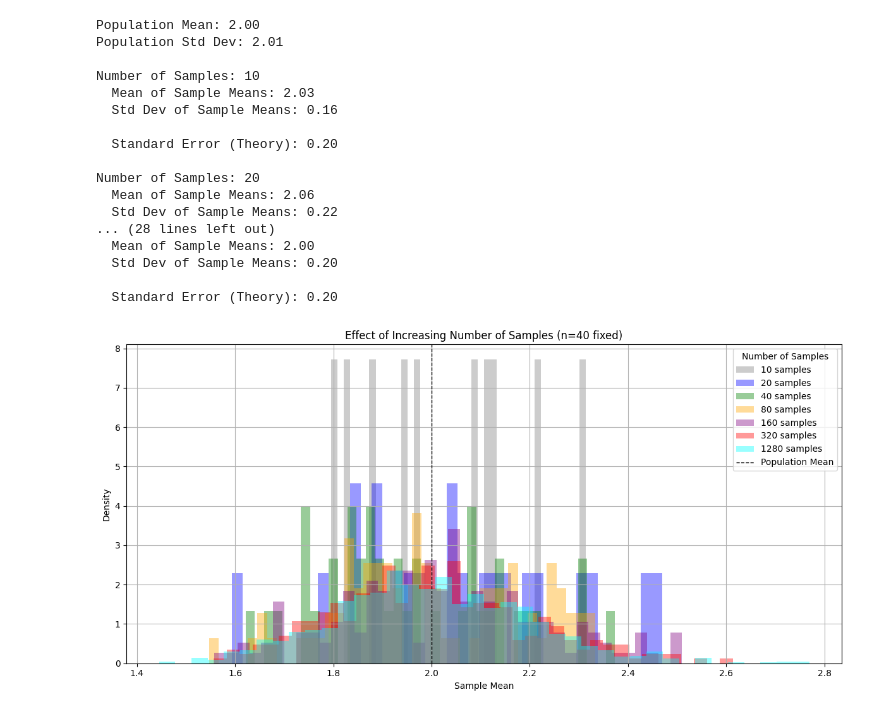
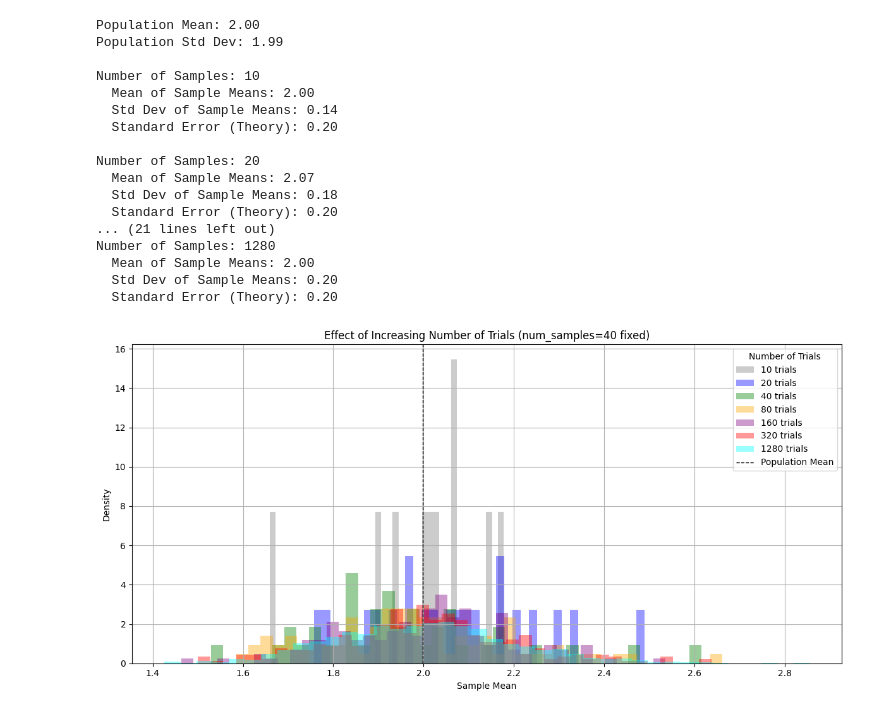
Before and after one commit to LEL110/Intro-to-Statistics, a Jupyter notebook: central-limit-theorem.ipynb, the cells around one changed output. Drawn from its saved outputs; the diff is of its cells as text; code cells hidden in the pictures.

Commit message:
Add files via upload
second draft, updated to number of trials notation

```diff
--- a/central-limit-theorem.ipynb
+++ b/central-limit-theorem.ipynb
@@ -11,7 +11,7 @@ import matplotlib.pyplot as plt
 # Settings
 population_size = 100000
 sample_sizes = [10, 20, 40, 80, 160, 320]
-num_samples = 1000
+num_trials = 1000
 
 # Step 1: Generate a non-normal population (Exponential distribution)
 population = np.random.exponential(scale=2.0, size=population_size)
@@ -29,7 +29,7 @@ plt.figure(figsize=(12, 6))
 colors = ['gray', 'blue', 'green', 'orange', 'purple', 'red']
 for i, sample_size in enumerate(sample_sizes):
     sample_means = []
-    for _ in range(num_samples):
+    for _ in range(num_trials):
         sample = np.random.choice(population, size=sample_size, replace=False)
         sample_means.append(np.mean(sample))
 
@@ -50,7 +50,7 @@ for i, sample_size in enumerate(sample_sizes):
 # Mark population mean
 plt.axvline(pop_mean, color='black', linestyle='dashed', linewidth=1, label='Population Mean')
 
-plt.title("Central Limit Theorem: Sampling Distributions by Sample Size")
+plt.title("Central Limit Theorem: Sampling Distributions by Sample Size with 1000 Trials")
 plt.xlabel("Sample Mean")
 plt.ylabel("Density")
 plt.legend(title="Sample Size")
@@ -83,7 +83,7 @@ import matplotlib.pyplot as plt
 # Settings
 population_size = 100000
 sample_size = 100
-num_samples_list = [10, 20, 40, 80, 160, 320, 1280]
+num_trials_list = [10, 20, 40, 80, 160, 320, 1280]
 
 # Step 1: Generate a non-normal population (Exponential distribution)
 population = np.random.exponential(scale=2.0, size=population_size)
@@ -99,52 +99,52 @@ plt.figure(figsize=(12, 6))
 colors = ['gray', 'blue', 'green', 'orange', 'purple', 'red', 'cyan']
 
 # Step 4: For each number of samples, compute sample means
-for i, num_samples in enumerate(num_samples_list):
+for i, num_trials in enumerate(num_trials_list):
     sample_means = []
-    for _ in range(num_samples):
+    for _ in range(num_trials):
         sample = np.random.choice(population, size=sample_size, replace=False)
         sample_means.append(np.mean(sample))
 
     # Compute stats
     sampling_mean = np.mean(sample_means)
     sampling_std = np.std(sample_means)
     theoretical_se = pop_std / np.sqrt(sample_size)
 
-    print(f"Number of Samples: {num_samples}")
+    print(f"Number of Samples: {num_trials}")
     print(f"  Mean of Sample Means: {sampling_mean:.2f}")
     print(f"  Std Dev of Sample Means: {sampling_std:.2f}")
     print(f"  Standard Error (Theory): {theoretical_se:.2f}\n")
 
     # Overlay histogram
     plt.hist(sample_means, bins=40, density=True, alpha=0.4,
-             label=f'{num_samples} samples', color=colors[i])
+             label=f'{num_trials} trials', color=colors[i])
 
 # Mark population mean
 plt.axvline(pop_mean, color='black', linestyle='dashed', linewidth=1, label='Population Mean')
 
-plt.title("Effect of Increasing Number of Samples (n=40 fixed)")
+plt.title("Effect of Increasing Number of Trials (num_samples=40 fixed)")
 plt.xlabel("Sample Mean")
 plt.ylabel("Density")
-plt.legend(title="Number of Samples")
+plt.legend(title="Number of Trials")
 plt.grid(True)
 plt.tight_layout()
 plt.show()
 # %% [output]
 Population Mean: 2.00
-Population Std Dev: 2.01
+Population Std Dev: 1.99
 
 Number of Samples: 10
-  Mean of Sample Means: 2.03
-  Std Dev of Sample Means: 0.16
-
+  Mean of Sample Means: 2.00
+  Std Dev of Sample Means: 0.14
   Standard Error (Theory): 0.20
 
 Number of Samples: 20
-  Mean of Sample Means: 2.06
-  Std Dev of Sample Means: 0.22
-... (28 lines left out)
+  Mean of Sample Means: 2.07
+  Std Dev of Sample Means: 0.18
+  Standard Error (Theory): 0.20
+... (21 lines left out)
+Number of Samples: 1280
   Mean of Sample Means: 2.00
   Std Dev of Sample Means: 0.20
-
   Standard Error (Theory): 0.20
-[figure, old version]
+[figure, new version]
```
Also changed, not shown: parts of 2 cells of this notebook.
